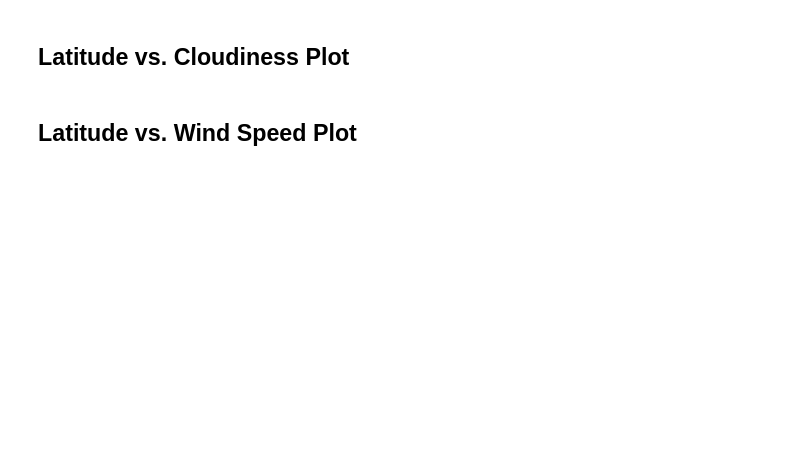
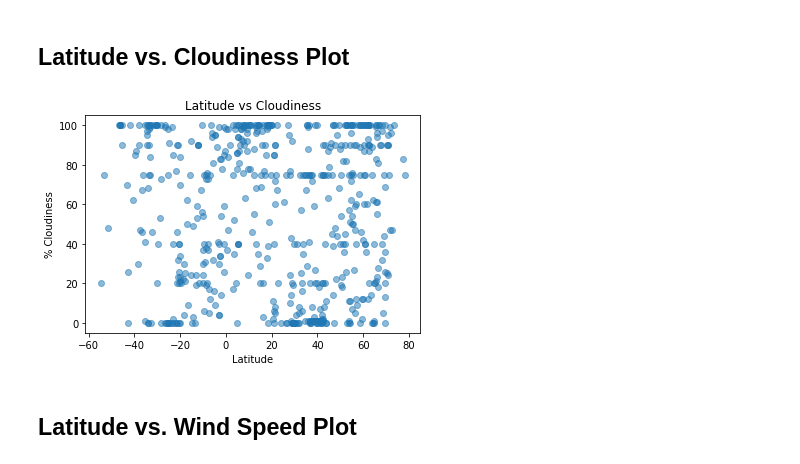
Before and after one commit to tritchlin/python-api-challenge, a Jupyter notebook: starter_code/WeatherPy.ipynb, the cells around one changed output. Cells and saved outputs as stored; diff of their text form; code cells hidden in the pictures; blank space fills up the shorter version.

```diff
--- a/starter_code/WeatherPy.ipynb
+++ b/starter_code/WeatherPy.ipynb
@@ -327,4 +236,15 @@ Skip this step if there are no cities that have humidity > 100%.
 # %% [markdown]
 ## Latitude vs. Cloudiness Plot
+# %%
+x_values = clean_city_data["Lat"]
+y_values = clean_city_data["Cloudiness"]
+plt.xlabel("Latitude")
+plt.ylabel("% Cloudiness")
+plt.title("Latitude vs Cloudiness")
+
+plt.scatter(x_values, y_values, alpha=0.5)
+plt.show()
+# %% [output]
+[figure, added]
 # %% [markdown]
 ## Latitude vs. Wind Speed Plot
```
Also changed, not shown: parts of 21 cells of this notebook, 1 other file.
